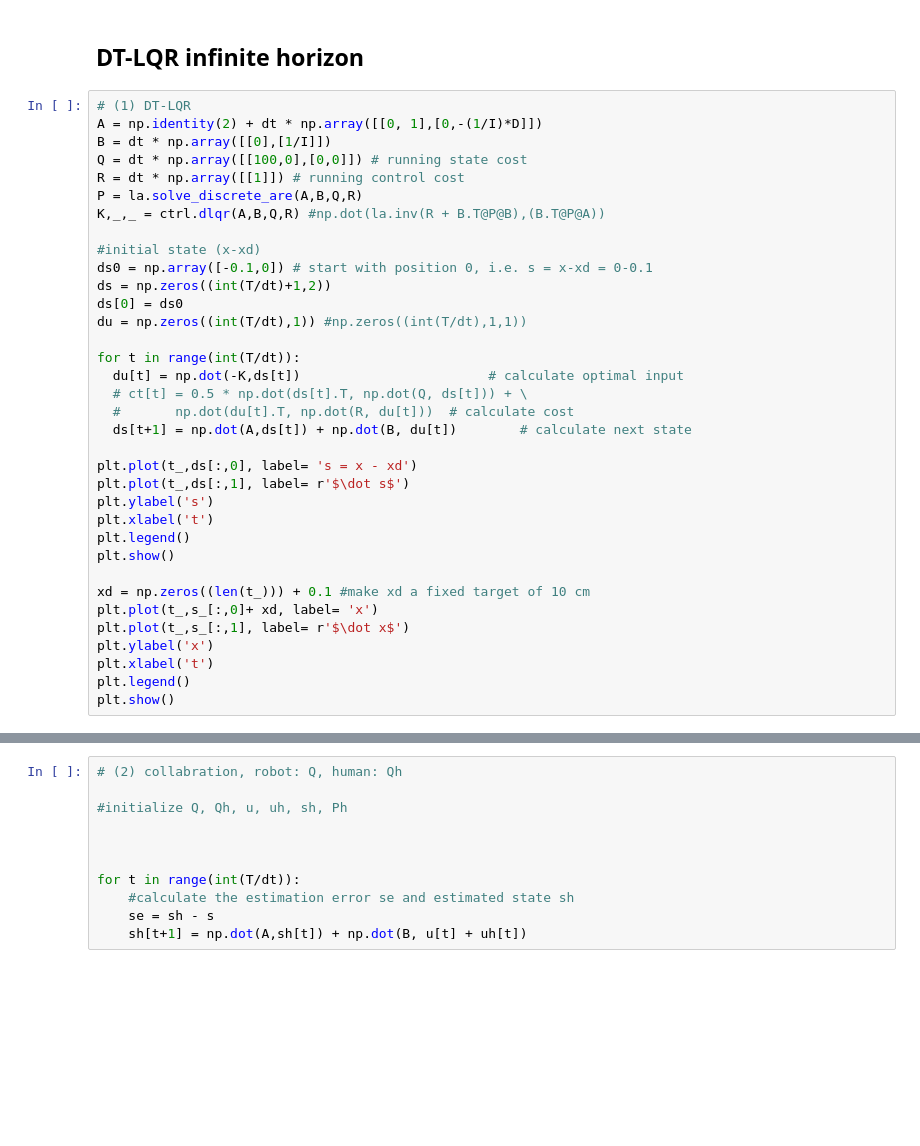
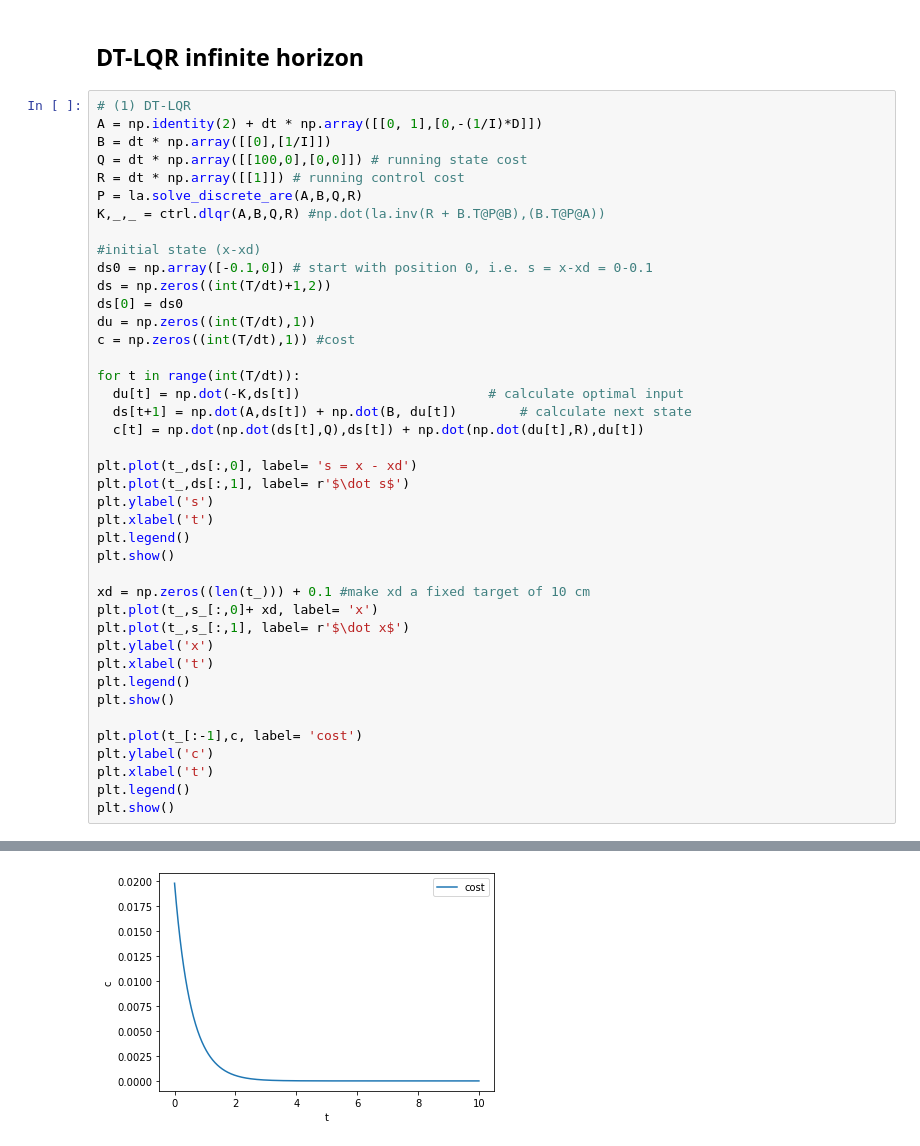
Before and after one commit to hachouuw/546-22Wi-OPT-AC, a Jupyter notebook: Paper_simulations.ipynb, the cells around one changed output, grey strips where cells are left out. Cells and saved outputs as stored; diff of their text form; blank space fills up the shorter version.

```diff
--- a/Paper_simulations.ipynb
+++ b/Paper_simulations.ipynb
@@ -124,44 +124,40 @@ Q = dt * np.array([[100,0],[0,0]]) # running state cost
 R = dt * np.array([[1]]) # running control cost
 P = la.solve_discrete_are(A,B,Q,R)
 K,_,_ = ctrl.dlqr(A,B,Q,R) #np.dot(la.inv(R + B.T@P@B),(B.T@P@A))
 
 #initial state (x-xd)
 ds0 = np.array([-0.1,0]) # start with position 0, i.e. s = x-xd = 0-0.1
 ds = np.zeros((int(T/dt)+1,2))
 ds[0] = ds0
-du = np.zeros((int(T/dt),1)) #np.zeros((int(T/dt),1,1))
+du = np.zeros((int(T/dt),1))
+c = np.zeros((int(T/dt),1)) #cost
 
 for t in range(int(T/dt)):
   du[t] = np.dot(-K,ds[t])                        # calculate optimal input
-  # ct[t] = 0.5 * np.dot(ds[t].T, np.dot(Q, ds[t])) + \
-  #       np.dot(du[t].T, np.dot(R, du[t]))  # calculate cost
   ds[t+1] = np.dot(A,ds[t]) + np.dot(B, du[t])        # calculate next state
+  c[t] = np.dot(np.dot(ds[t],Q),ds[t]) + np.dot(np.dot(du[t],R),du[t])
 
 plt.plot(t_,ds[:,0], label= 's = x - xd')
 plt.plot(t_,ds[:,1], label= r'$\dot s$')
 plt.ylabel('s')
 plt.xlabel('t')
 plt.legend()
 plt.show()
 
 xd = np.zeros((len(t_))) + 0.1 #make xd a fixed target of 10 cm
 plt.plot(t_,s_[:,0]+ xd, label= 'x')
 plt.plot(t_,s_[:,1], label= r'$\dot x$')
 plt.ylabel('x')
 plt.xlabel('t')
 plt.legend()
 plt.show()
+
+plt.plot(t_[:-1],c, label= 'cost')
+plt.ylabel('c')
+plt.xlabel('t')
+plt.legend()
+plt.show()
 # %% [output]
 [figure]
 [figure]
+[figure, added]
-# %%
-# (2) collabration, robot: Q, human: Qh
-
-#initialize Q, Qh, u, uh, sh, Ph
-
-
-
-for t in range(int(T/dt)):
-    #calculate the estimation error se and estimated state sh
-    se = sh - s
-    sh[t+1] = np.dot(A,sh[t]) + np.dot(B, u[t] + uh[t])
```
Also changed, not shown: parts of 10 cells of this notebook.
